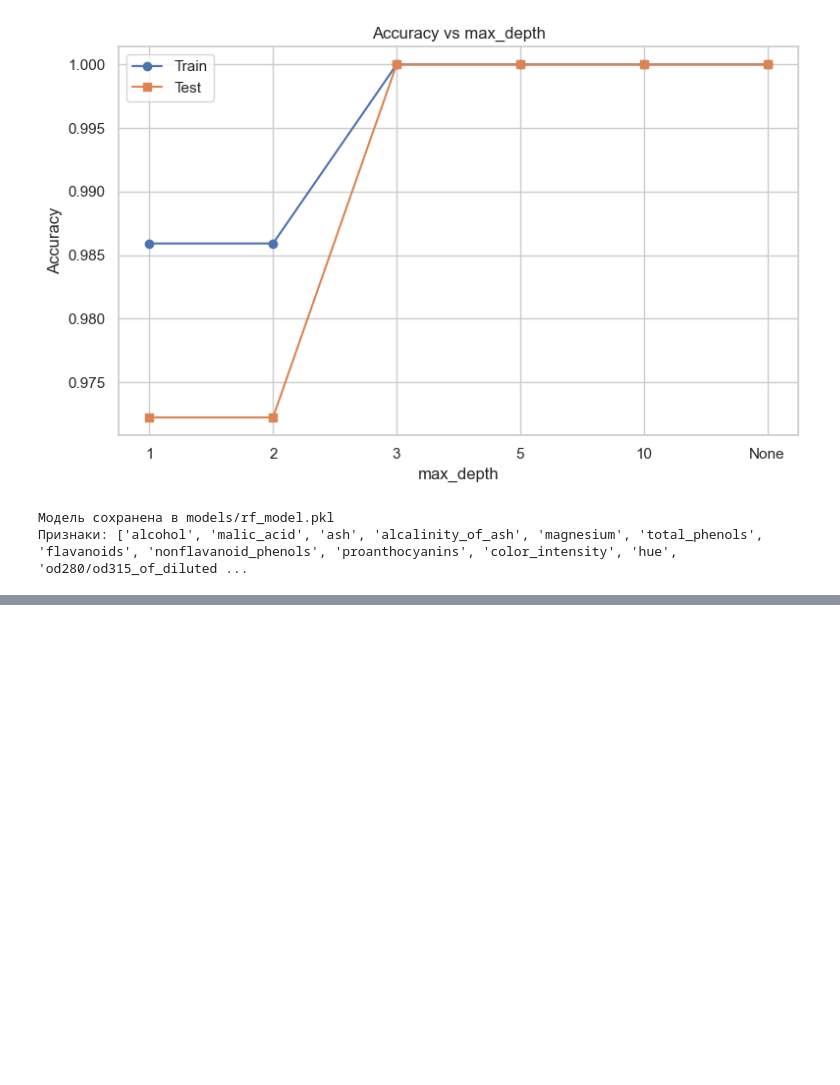
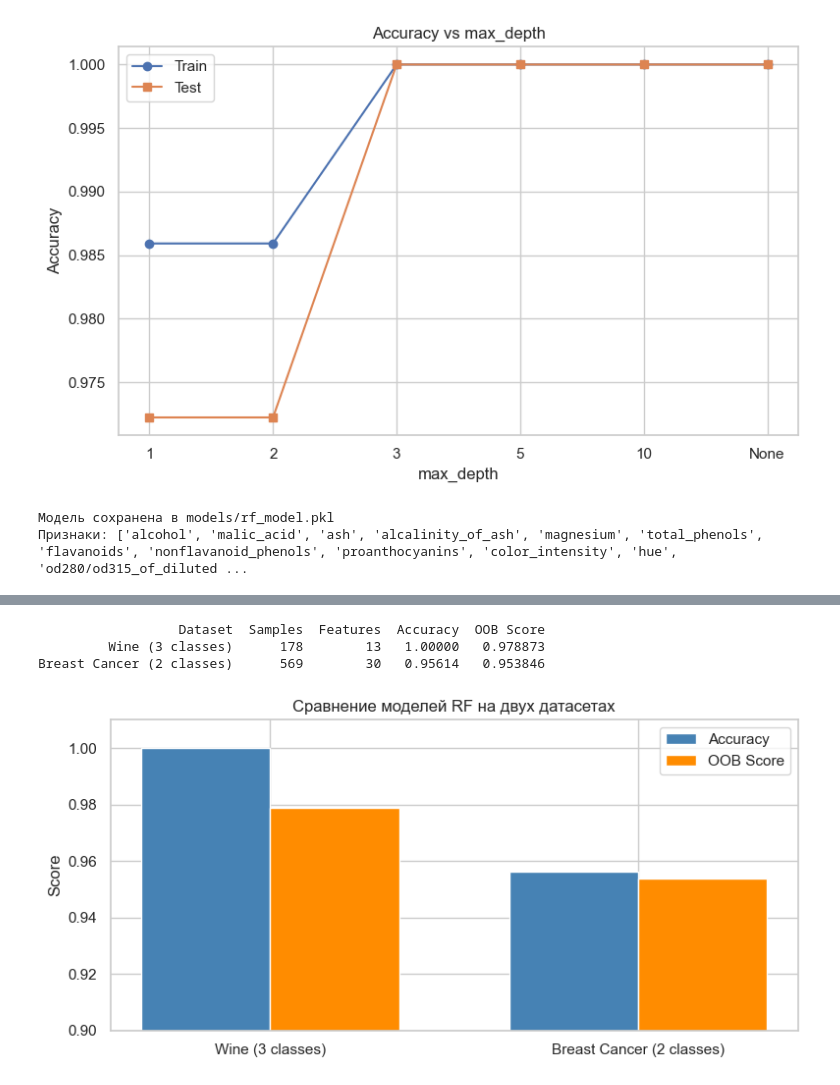
Before and after one commit to AlexFirst22/Forest-Classifier-Bot, a Jupyter notebook: notebooks/exploration.ipynb, the cells around one changed output, grey strips where cells are left out. Drawn from its saved outputs; the diff is of its cells as text; code cells hidden in the pictures; blank space fills up the shorter version.

```diff
--- a/notebooks/exploration.ipynb
+++ b/notebooks/exploration.ipynb
@@ -330,0 +454,36 @@ print(f"Признаки: {X.columns.tolist()}")
+# %%
+results = {
+    'Dataset': ['Wine (3 classes)', 'Breast Cancer (2 classes)'],
+    'Samples': [178, 569],
+    'Features': [13, 30],
+    'Accuracy': [
+        accuracy_score(y_test, rf.predict(X_test)),
+        accuracy_score(y_test_c, rf_cancer.predict(X_test_c))
+    ],
+    'OOB Score': [rf.oob_score_, rf_cancer.oob_score_]
+}
+
+df_results = pd.DataFrame(results)
+print(df_results.to_string(index=False))
+
+fig, ax = plt.subplots(figsize=(8, 4))
+x = range(len(results['Dataset']))
+width = 0.35
+
+bars1 = ax.bar([i - width/2 for i in x], results['Accuracy'], width, label='Accuracy', color='steelblue')
+bars2 = ax.bar([i + width/2 for i in x], results['OOB Score'], width, label='OOB Score', color='darkorange')
+
+ax.set_xticks(list(x))
+ax.set_xticklabels(results['Dataset'])
+ax.set_ylim(0.9, 1.01)
+ax.set_title('Сравнение моделей RF на двух датасетах')
+ax.set_ylabel('Score')
+ax.legend()
+plt.tight_layout()
+plt.savefig('../plots/comparison.png', dpi=150)
+plt.show()
+# %% [output]
+                  Dataset  Samples  Features  Accuracy  OOB Score
+         Wine (3 classes)      178        13   1.00000   0.978873
+Breast Cancer (2 classes)      569        30   0.95614   0.953846
+[figure, added]
```
Also changed, not shown: parts of 5 cells of this notebook, 2 other files.
